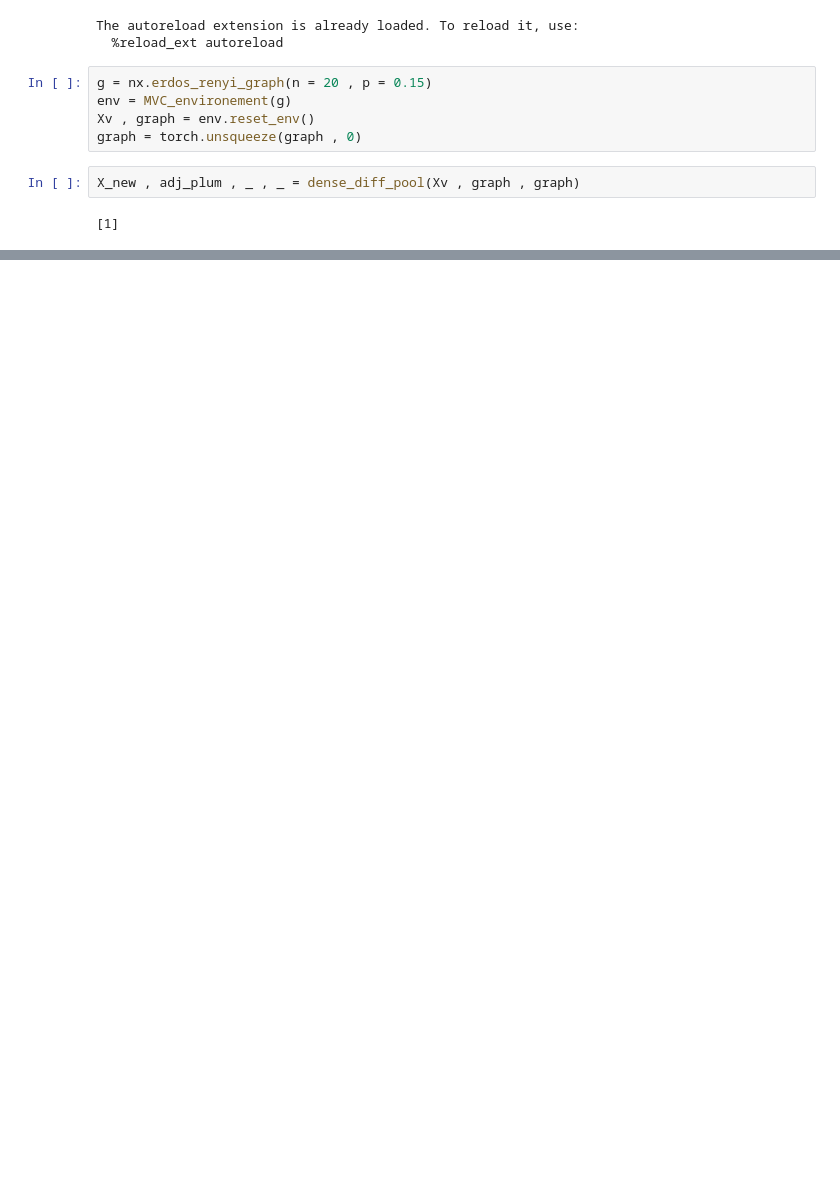
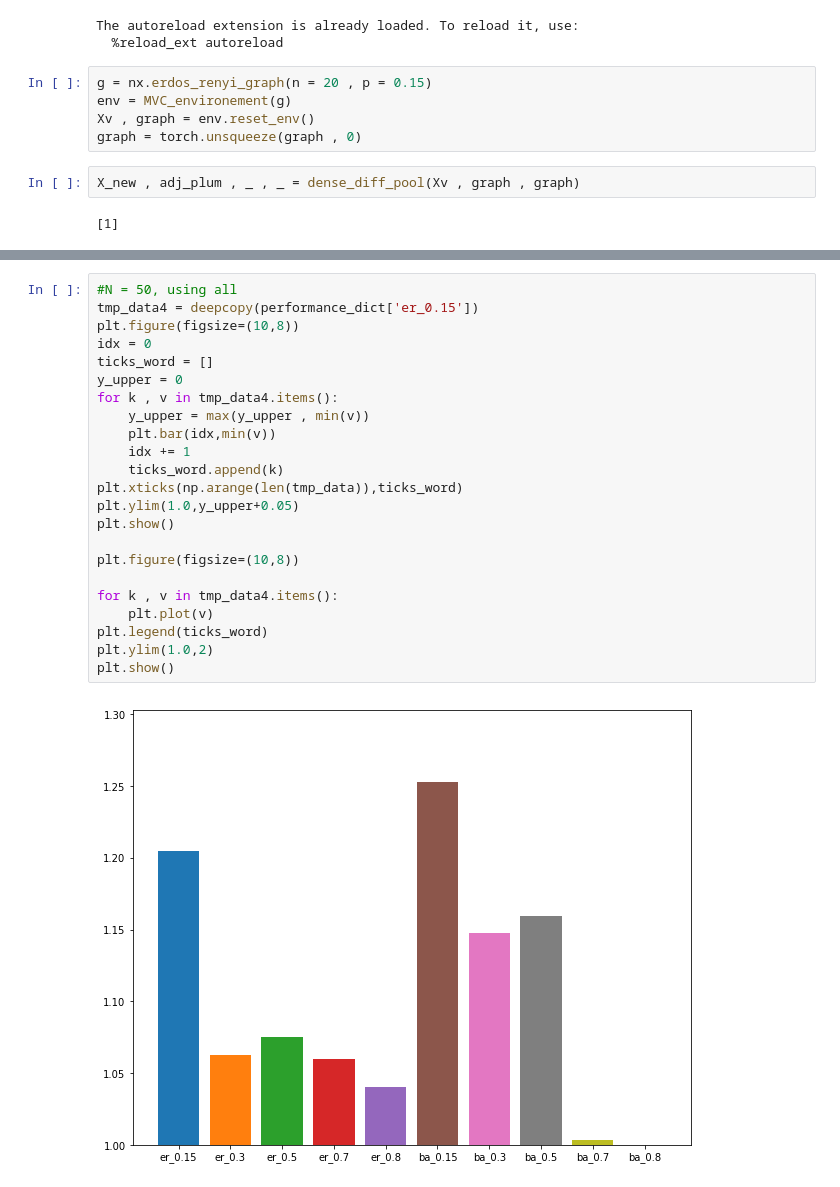
Before and after one commit to Nacujachu/Graph-generation-for-RL, a Jupyter notebook: torch-geo_test.ipynb, the cells around one changed output, grey strips where cells are left out. Cells and saved outputs as stored; diff of their text form; blank space fills up the shorter version.

```diff
--- a/torch-geo_test.ipynb
+++ b/torch-geo_test.ipynb
@@ -198,0 +221,25 @@ training  (30, 'er', 0.15)
+# %%
+#N = 50, using all
+tmp_data4 = deepcopy(performance_dict['er_0.15'])
+plt.figure(figsize=(10,8))
+idx = 0
+ticks_word = []
+y_upper = 0
+for k , v in tmp_data4.items():
+    y_upper = max(y_upper , min(v))
+    plt.bar(idx,min(v))
+    idx += 1
+    ticks_word.append(k)
+plt.xticks(np.arange(len(tmp_data)),ticks_word)
+plt.ylim(1.0,y_upper+0.05)
+plt.show()
+
+plt.figure(figsize=(10,8))
+
+for k , v in tmp_data4.items():
+    plt.plot(v)
+plt.legend(ticks_word)
+plt.ylim(1.0,2)
+plt.show()
+# %% [output]
+[figure, added]
```
Also changed, not shown: parts of 7 cells of this notebook.
